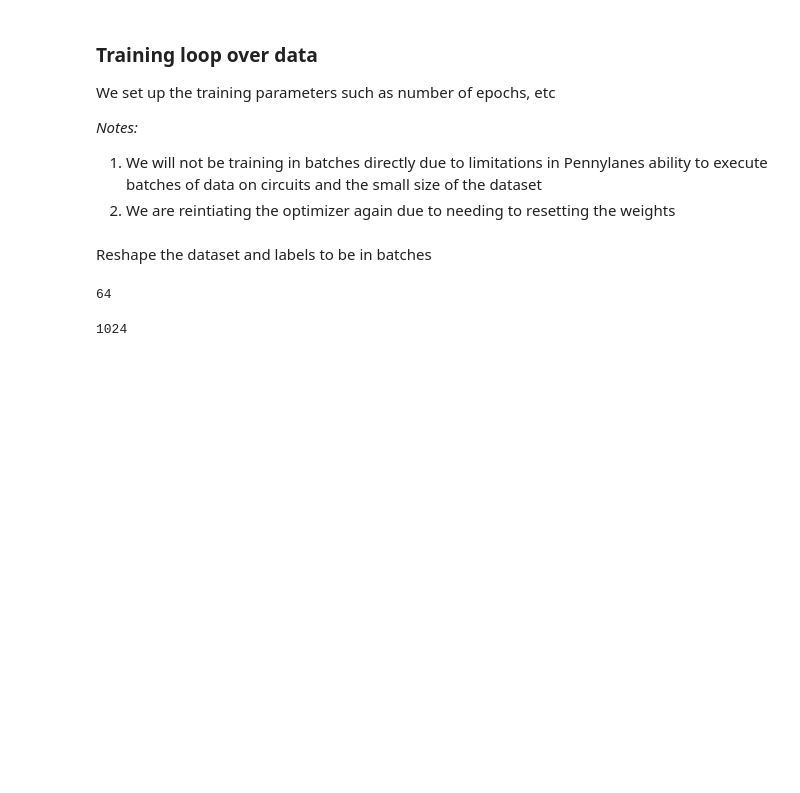
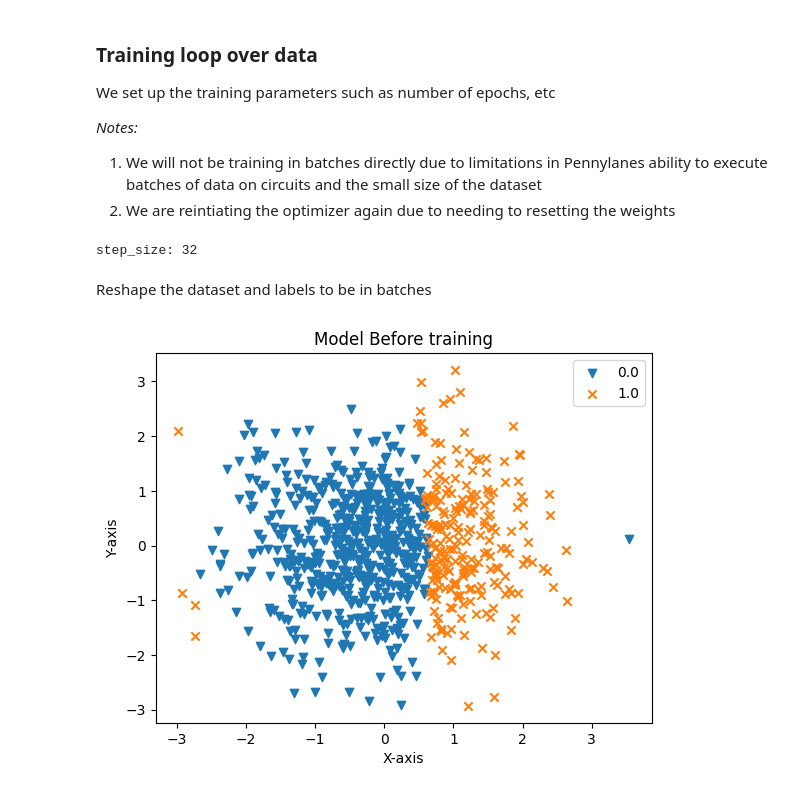
Before and after one commit to MPSLab-ASU/QML-Tutorials, a Jupyter notebook: Explicit Model.ipynb, the cells around one changed output. Saved outputs shown, nothing was run; the diff lists cells and outputs as text; code cells hidden in the pictures; blank space fills up the shorter version.

Commit message:
Added Tensorboard and Explicit model final

```diff
--- a/Explicit Model.ipynb
+++ b/Explicit Model.ipynb
@@ -172,22 +180,27 @@ We set up the training parameters such as number of epochs, etc
 1. We will not be training in batches directly due to limitations in Pennylanes ability to execute batches of data on circuits and the small size of the dataset
 2. We are reintiating the optimizer again due to needing to resetting the weights
 # %%
-epochs = 1
-batch_size = 16
+epochs = 5
+batch_size = 32
 step_size = data.shape[0]//batch_size
-opt = tf.keras.optimizers.Adam(learning_rate=0.3)
+opt = tf.keras.optimizers.Adam(learning_rate=0.03)
+print("step_size:",step_size)
+# %% [output]
+step_size: 32
 # %% [markdown]
 Reshape the dataset and labels to be in batches
 # %%
 dataset = tf.reshape(data,[step_size,batch_size]+[data.shape[-1]],name="BatchedData")
 y_true = tf.reshape(labels,(step_size,batch_size,1),name="BatchedData")
-# %%
-step_size
-# %% [output]
-64
-# %%
-len(data)
-# %% [output]
-1024
+# %%
+logdir = "logs/train_data/ExplicitModel/"
+file_writer = tf.summary.create_file_writer(logdir)
+# %%
+y_preds = get_model_preds(data[:800],weights)
+plots = plot_preds(y_preds.numpy(),data[:800,0],data[:800,1],title=f"Model Before training",get_img=True)
+with file_writer.as_default():
+      tf.summary.image("Training Progress", tf.expand_dims(plots,0), step=0)
+# %% [output]
+[figure, added]
 # %%
 for epoch in range(epochs):
```
Also changed, not shown: parts of 17 cells of this notebook, 1 other file.
